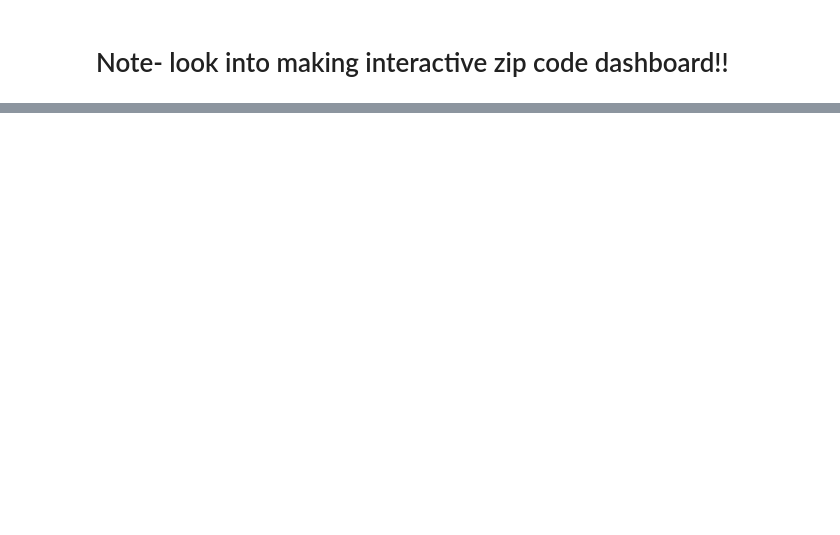
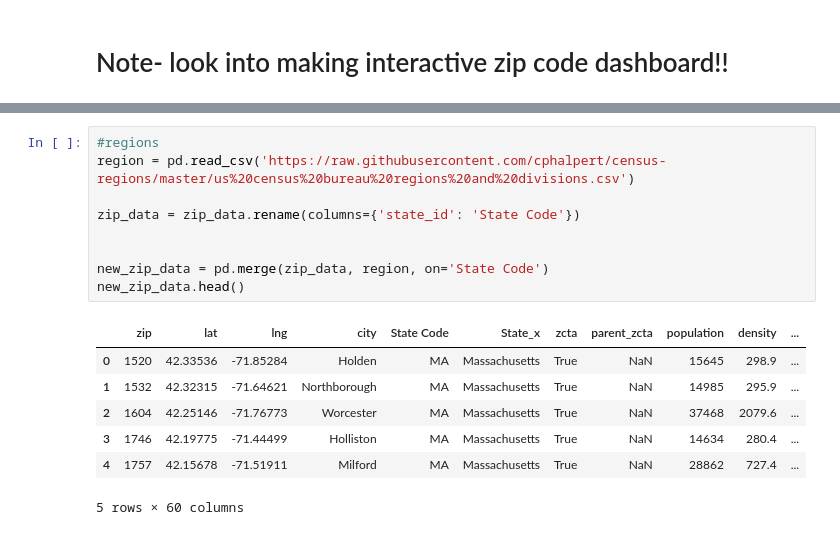
Before and after one commit to zoezirlin/Lyft, a Jupyter notebook: LYFT.ipynb, the cells around one changed output, grey strips where cells are left out. Cells and saved outputs as stored; diff of their text form; blank space fills up the shorter version.

```diff
--- a/LYFT.ipynb
+++ b/LYFT.ipynb
@@ -598,0 +654,17 @@ Name: Q29, dtype: int64
+# %%
+#regions
+region = pd.read_csv('https://raw.githubusercontent.com/cphalpert/census-regions/master/us%20census%20bureau%20regions%20and%20divisions.csv')
+
+zip_data = zip_data.rename(columns={'state_id': 'State Code'})
+
+
+new_zip_data = pd.merge(zip_data, region, on='State Code')
+new_zip_data.head()
+# %% [output]
+|  | zip | lat | lng | city | State Code | State_x | zcta | parent_zcta | population | density | ... |
+| 0 | 1520 | 42.33536 | -71.85284 | Holden | MA | Massachusetts | True | NaN | 15645 | 298.9 | ... |
+| 1 | 1532 | 42.32315 | -71.64621 | Northborough | MA | Massachusetts | True | NaN | 14985 | 295.9 | ... |
+| 2 | 1604 | 42.25146 | -71.76773 | Worcester | MA | Massachusetts | True | NaN | 37468 | 2079.6 | ... |
+| 3 | 1746 | 42.19775 | -71.44499 | Holliston | MA | Massachusetts | True | NaN | 14634 | 280.4 | ... |
+| 4 | 1757 | 42.15678 | -71.51911 | Milford | MA | Massachusetts | True | NaN | 28862 | 727.4 | ... |
+5 rows × 60 columns
```
Also changed, not shown: parts of 45 cells of this notebook.
